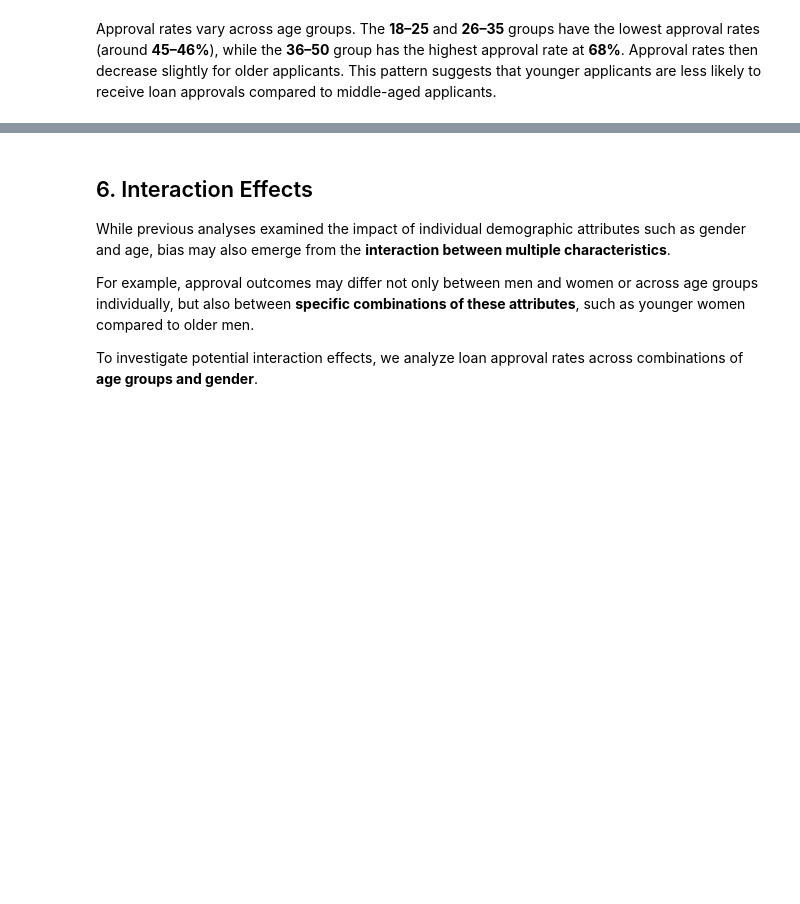
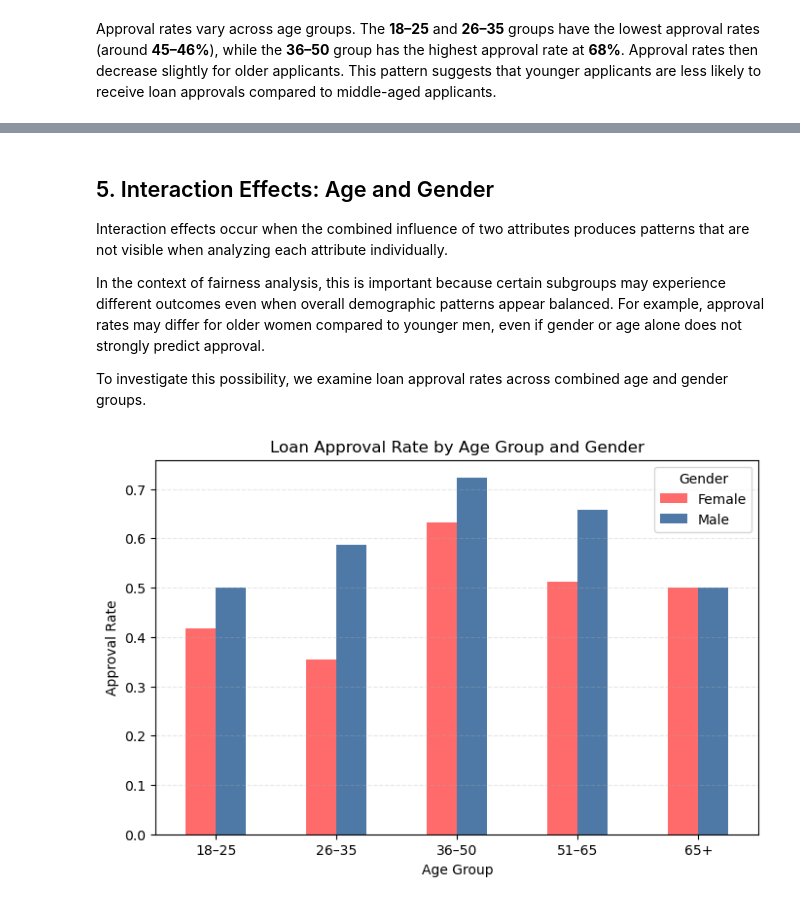
Before and after one commit to Luciamusizzano/dego-project-team1, a Jupyter notebook: notebooks/02-bias-analysis.ipynb, the cells around one changed output, grey strips where cells are left out. Saved outputs shown, nothing was run; the diff lists cells and outputs as text; code cells hidden in the pictures; blank space fills up the shorter version.

```diff
--- a/notebooks/02-bias-analysis.ipynb
+++ b/notebooks/02-bias-analysis.ipynb
@@ -628,21 +730,40 @@ feature**, and the correlations observed remain modest in magnitude.
 # %% [markdown]
-## 6. Interaction Effects
+## 5. Interaction Effects: Age and Gender
 
-While previous analyses examined the impact of individual demographic
-attributes such as gender and age, bias may also emerge from the
-**interaction between multiple characteristics**.
+Interaction effects occur when the combined influence of two attributes
+produces patterns that are not visible when analyzing each attribute
+individually.
 
-For example, approval outcomes may differ not only between men and women
-or across age groups individually, but also between **specific
-combinations of these attributes**, such as younger women compared to
-older men.
+In the context of fairness analysis, this is important because certain
+subgroups may experience different outcomes even when overall demographic
+patterns appear balanced. For example, approval rates may differ for
+older women compared to younger men, even if gender or age alone does
+not strongly predict approval.
 
-To investigate potential interaction effects, we analyze loan approval
-rates across combinations of **age groups and gender**.
+To investigate this possibility, we examine loan approval rates across
+combined age and gender groups.
 # %%
-interaction_rates = df_bias.groupby(
-    ['age_group', 'applicant_info.gender']
-)['decision.loan_approved'].mean()
+interaction_table = pd.crosstab(
+    [df_bias["age_group"], df_bias["applicant_info.gender"]],
+    df_bias["decision.loan_approved"],
+    normalize="index"
+)
 
-print("Approval rates by age group and gender:")
-print(interaction_rates)
+interaction_approval = interaction_table[True].unstack()
+
+interaction_approval.plot(
+    kind="bar",
+    figsize=(8,5),
+    color=["#FF6B6B", "#4E79A7"]
+)
+
+plt.title("Loan Approval Rate by Age Group and Gender")
+plt.ylabel("Approval Rate")
+plt.xlabel("Age Group")
+plt.xticks(rotation=0)
+plt.legend(title="Gender")
+plt.grid(axis="y", linestyle="--", alpha=0.3)
+
+plt.show()
+# %% [output]
+[figure, added]
```
Also changed, not shown: parts of 49 cells of this notebook.
